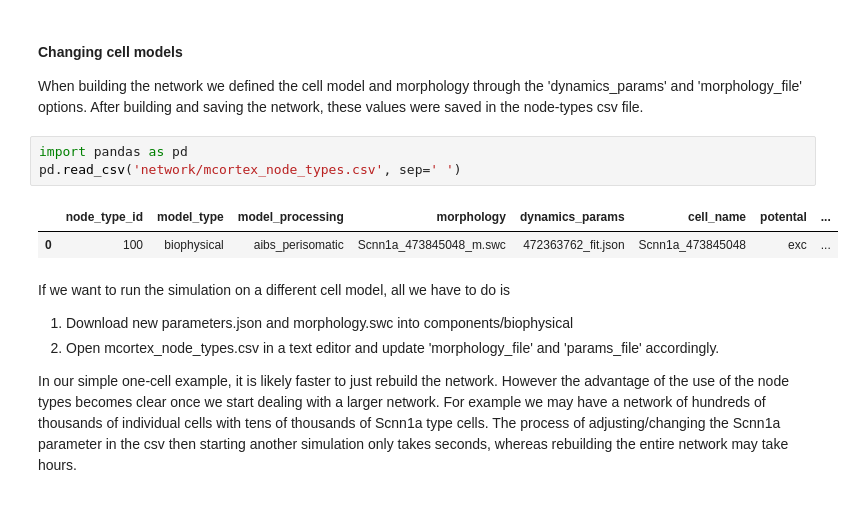
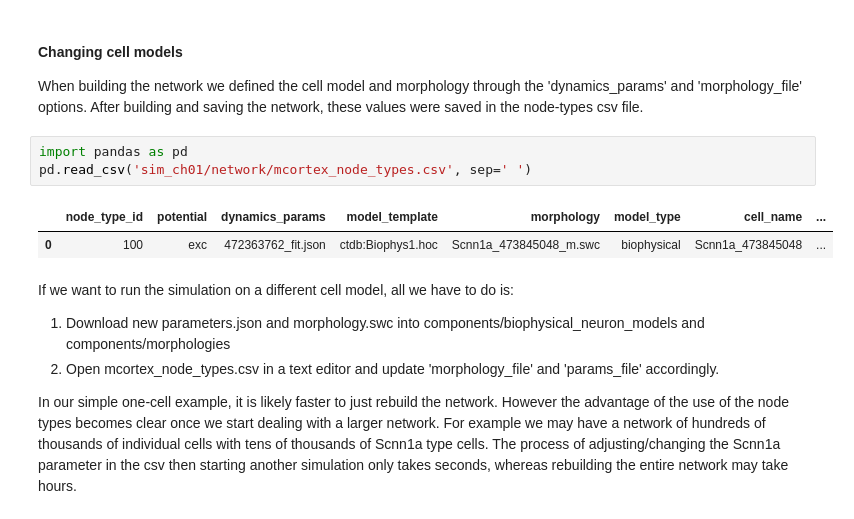
Before and after one commit to AllenInstitute/bmtk, a Jupyter notebook: docs/tutorial/01_single_cell_clamped.ipynb, the cells around one changed output. Drawn from its saved outputs; the diff is of its cells as text.

```diff
--- a/docs/tutorial/01_single_cell_clamped.ipynb
+++ b/docs/tutorial/01_single_cell_clamped.ipynb
@@ -313,13 +312,13 @@ We can even add multiple injections
 When building the network we defined the cell model and morphology through the 'dynamics_params' and 'morphology_file' options. After building and saving the network, these values were saved in the node-types csv file.
 # %%
 import pandas as pd
-pd.read_csv('network/mcortex_node_types.csv', sep=' ')
+pd.read_csv('sim_ch01/network/mcortex_node_types.csv', sep=' ')
 # %% [output]
-|  | node_type_id | model_type | model_processing | morphology | dynamics_params | cell_name | potental | ... |
-| 0 | 100 | biophysical | aibs_perisomatic | Scnn1a_473845048_m.swc | 472363762_fit.json | Scnn1a_473845048 | exc | ... |
+|  | node_type_id | potential | dynamics_params | model_template | morphology | model_type | cell_name | ... |
+| 0 | 100 | exc | 472363762_fit.json | ctdb:Biophys1.hoc | Scnn1a_473845048_m.swc | biophysical | Scnn1a_473845048 | ... |
 # %% [markdown]
-If we want to run the simulation on a different cell model, all we have to do is
-1. Download new parameters.json and morphology.swc into components/biophysical
+If we want to run the simulation on a different cell model, all we have to do is:
+1. Download new parameters.json and morphology.swc into components/biophysical_neuron_models and components/morphologies
 2. Open mcortex_node_types.csv in a text editor and update 'morphology_file' and 'params_file' accordingly.
 
 In our simple one-cell example, it is likely faster to just rebuild the network. However the advantage of the use of the node types becomes clear once we start dealing with a larger network. For example we may have a network of hundreds of thousands of individual cells with tens of thousands of Scnn1a type cells. The process of adjusting/changing the Scnn1a parameter in the csv then starting another simulation only takes seconds, whereas rebuilding the entire network may take hours.
```
Also changed, not shown: parts of 11 cells of this notebook, 2 other files.
